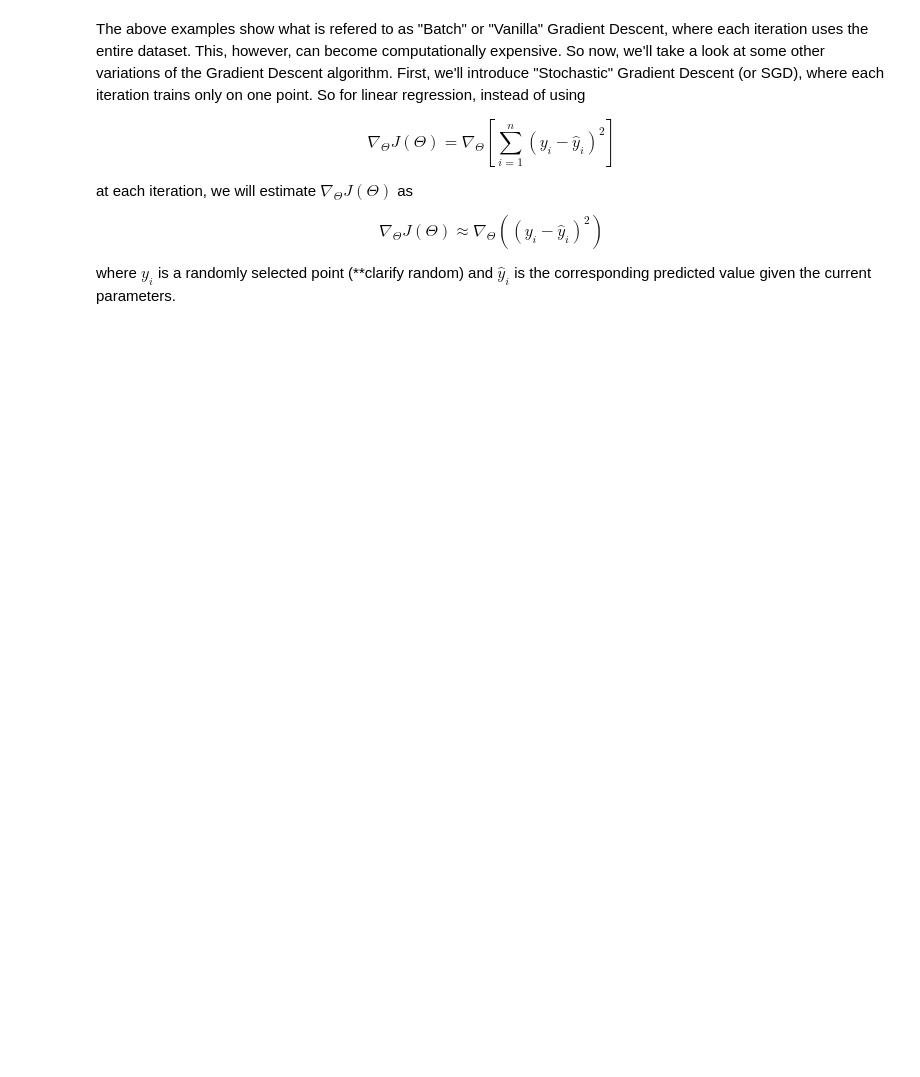
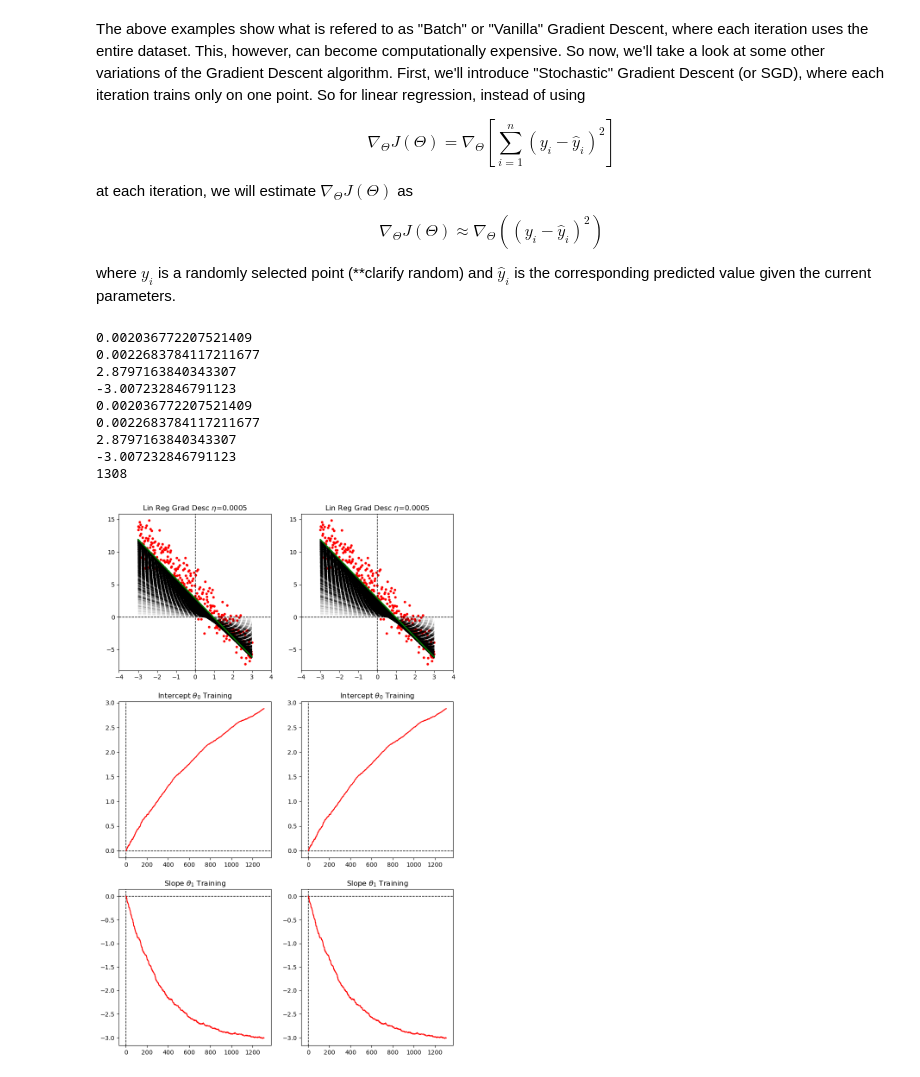
Before and after one commit to JakeLarimer/MLAlgosFromScratch, a Jupyter notebook: LinearRegressionWithGradientDescent.ipynb, the cells around one changed output. Saved outputs shown, nothing was run; the diff lists cells and outputs as text; code cells hidden in the pictures; blank space fills up the shorter version.

Commit message:
GradDesc param update

```diff
--- a/LinearRegressionWithGradientDescent.ipynb
+++ b/LinearRegressionWithGradientDescent.ipynb
@@ -394,7 +394,7 @@ $$
 
 where $y_i$ is a randomly selected point (**clarify random) and $\hat{y}_i$ is the corresponding predicted value given the current parameters.
 # %%
-x = np.linspace(-3,3,30)
+x = np.linspace(-3,3,300)
 noise = np.random.normal(0, 1.5, size=len(x))
 y = -3 * x + 4 + noise
 
@@ -405,8 +405,8 @@ xshuffle, yshuffle = zip(*shuffle_points)
 
 ypred_list = []
 
-etascale = [0.001, 0.01]
-epsilon = [0.1, 0.1]
+etascale = [0.0005, 0.0005]
+epsilon = [0.005, 0.005]
 
 num_iters = [0, 0]
 
@@ -440,11 +440,11 @@ for k in range(len(etascale)):
     num_iters[k] += 1
     point_index = 1
     # t = 0
-    print(abs(gradJ[k][-1][0]))
-    print(gradJ[k][-1].shape)
-    print(abs(gradJ[k][-1][1]))
-    print(epsilon[0])
-    print(epsilon[1])
+    #print(abs(gradJ[k][-1][0]))
+    #print(gradJ[k][-1].shape)
+    #print(abs(gradJ[k][-1][1]))
+    #print(epsilon[0])
+    #print(epsilon[1])
 
     while abs(gradJ[k][-1][0]) > epsilon[0] or abs(gradJ[k][-1][1]) > epsilon[1]:
         #print(abs(gradJ[k][-1][0]) > epsilon[0])
@@ -465,6 +465,10 @@ for k in range(len(etascale)):
         else:
             point_index = 0
 
+    print(abs(gradJ[k][-1][0]))
+    print(abs(gradJ[k][-1][1]))
+    print(theta[k][-1][0])
+    print(theta[k][-1][1])
 
 fig, axes = plt.subplots(3, len(etascale), figsize=(10,16))
 #fig2, axes2 = plt.subplots(1, 2, subplot_kw={'projection':'3d'}, figsize=(10,6))
@@ -476,32 +480,45 @@ for j in range(len(etascale)):
         axes[k, j].axvline(0, color='black', linestyle='--', linewidth=1)
 
     # Plotting Points and Regression
-    axes[0, j].scatter(x, y, color="red", s=50)
+    axes[0, j].scatter(x, y, color="red", s=10)
     for i in range(num_iters[j]-1):
         axes[0, j].plot(x, ypred_list[j][i], color='black', alpha=(i+1)/num_iters[j], linestyle="--")
     axes[0, j].plot(x, ypred_list[j][-1], color='green', linewidth=2)
     axes[0, j].set_title(f"Lin Reg Grad Desc $\\eta$={etascale[j]}")
     axes[0, j].set_xlim(min(x)-1, max(x)+1)
     axes[0, j].set_ylim(min(y)-1, max(y)+1)
 
     # Plotting theta[0] over iterations
     axes[1, j].plot(list(range(1, num_iters[j]+1)), [theta_vec[0] for theta_vec in theta[j]], color="red")#, s=50)
     axes[1, j].set_title(f"Intercept $\\theta_0$ Training")
 
     # Plotting theta[1] over iterations
     axes[2, j].plot(list(range(1, num_iters[j]+1)), [theta_vec[1] for theta_vec in theta[j]], color="red")#, s=50)
     axes[2, j].set_title(f"Slope $\\theta_1$ Training")
 
     # Plotting loss over time
     #J = []
     #print(len(ypred_list[0]))
     #print(num_iters[0])
     #print(len([theta_vec[0] for theta_vec in theta[j]]))
     #for i in range(num_iters[j]):
         #Jval = 0.
 
         #np.sum((y - ypred_list[j][i]) ** 2)
 
         #J.append(Jval)
 
     #axes2[j].plot([theta_vec[0] for theta_vec in theta[j]], [theta_vec[1] for theta_vec in theta[j]], J)
+
+print(num_iters[0])
+# %% [output]
+0.002036772207521409
+0.0022683784117211677
+2.8797163840343307
+-3.007232846791123
+0.002036772207521409
+0.0022683784117211677
+2.8797163840343307
+-3.007232846791123
+1308
+[figure, added]
```
Also changed, not shown: parts of 1 cell of this notebook.
